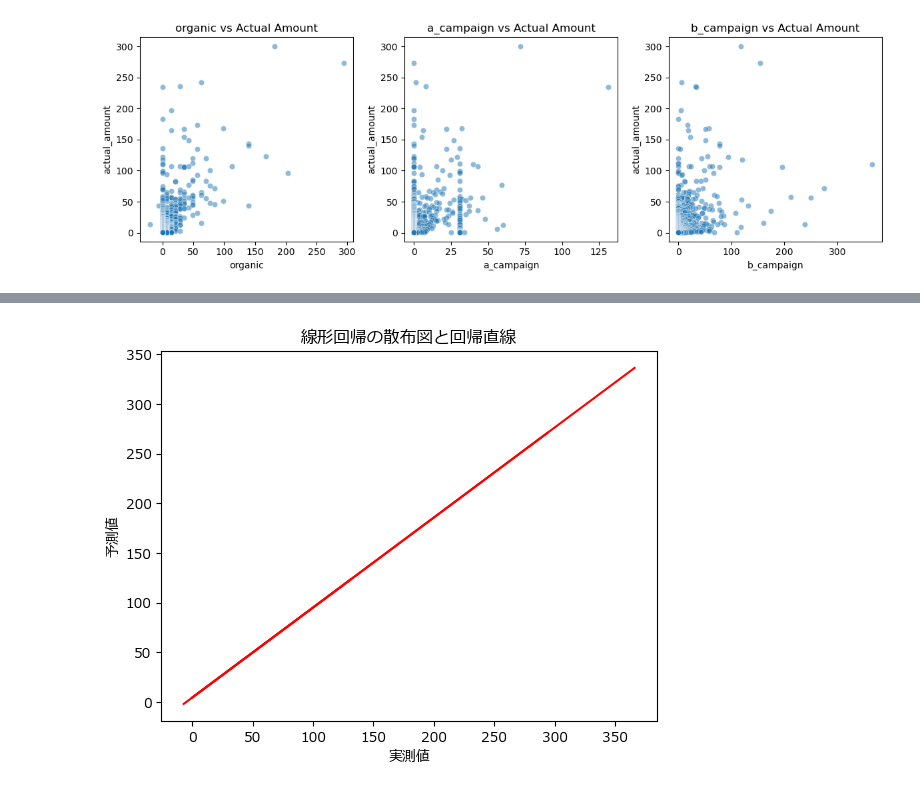
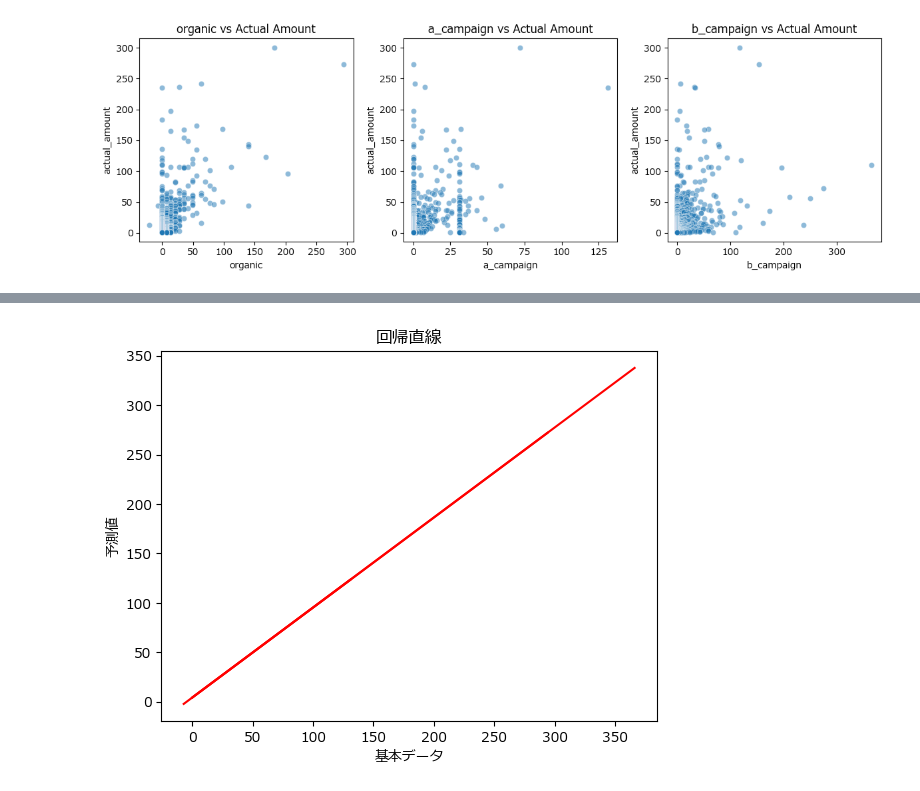
Before and after one commit to yoshisen/data-science-example, a Jupyter notebook: 販売予測/Regression_model_prediction.ipynb, the cells around one changed output, grey strips where cells are left out. Saved outputs shown, nothing was run; the diff lists cells and outputs as text; code cells hidden in the pictures.

```diff
--- a/販売予測/Regression_model_prediction.ipynb
+++ b/販売予測/Regression_model_prediction.ipynb
@@ -155,20 +159,15 @@ b_campaign  0.215438
 # %%
-import numpy as np
-from matplotlib import rcParams
-
-rcParams['font.family'] = 'Meiryo'
-
 # lm.intercept_ は切片、lm.coef_ は係数（配列）
 # 線形回帰のフィット直線を描画
 x1 = np.linspace(X_train.min(), X_train.max(), 100)  # x 軸の範囲を生成
 y1 = lm.intercept_ + lm.coef_[0] * x1  # organic切片と傾きで直線の y 値を計算
 plt.plot(x1, y1, color='red')  # 直線を追加
 
 # 凡例とタイトルを追加
-plt.xlabel('実測値')
+plt.xlabel('基本データ')
 plt.ylabel('予測値')
-plt.title('線形回帰の散布図と回帰直線')
+plt.title('回帰直線')
 plt.show()
 # %% [output]
-[figure, old version]
+[figure, new version]
 # %%
```
Also changed, not shown: parts of 8 cells of this notebook, 2 other files.
